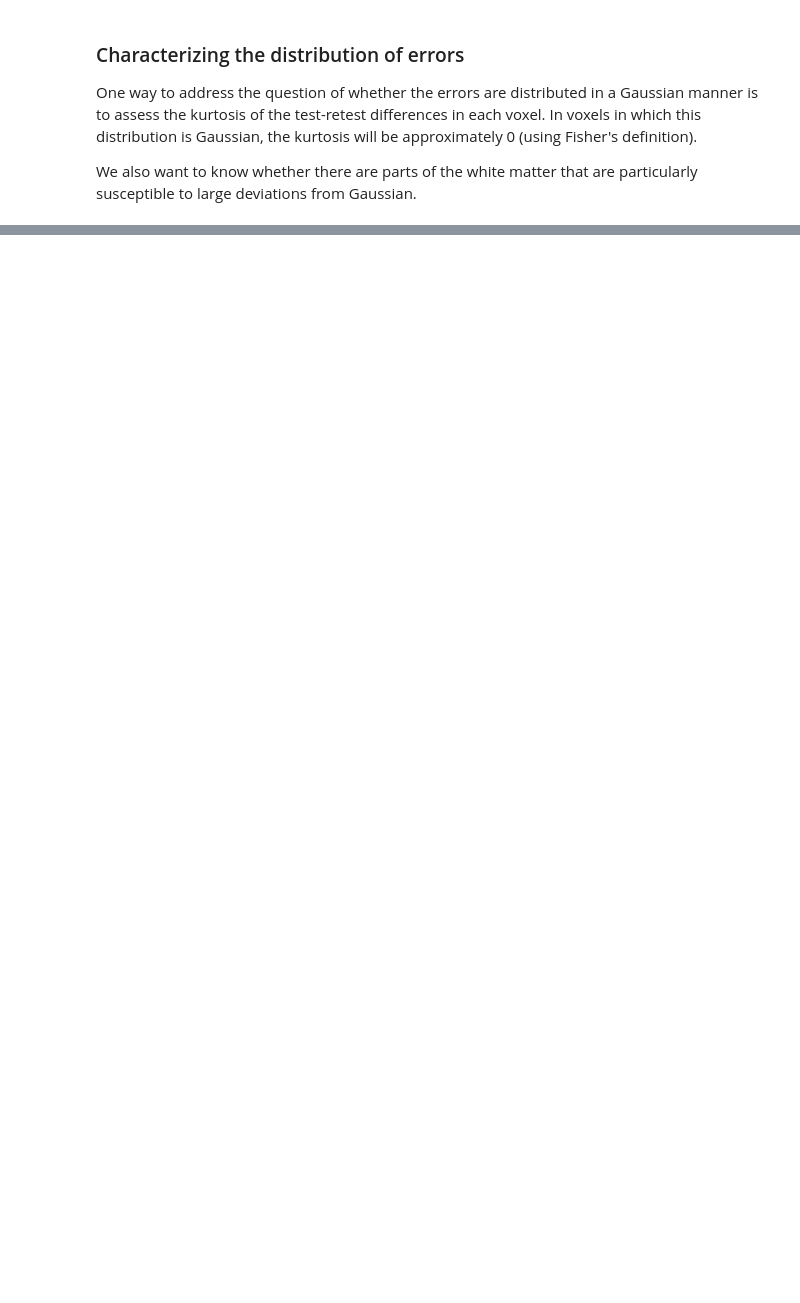
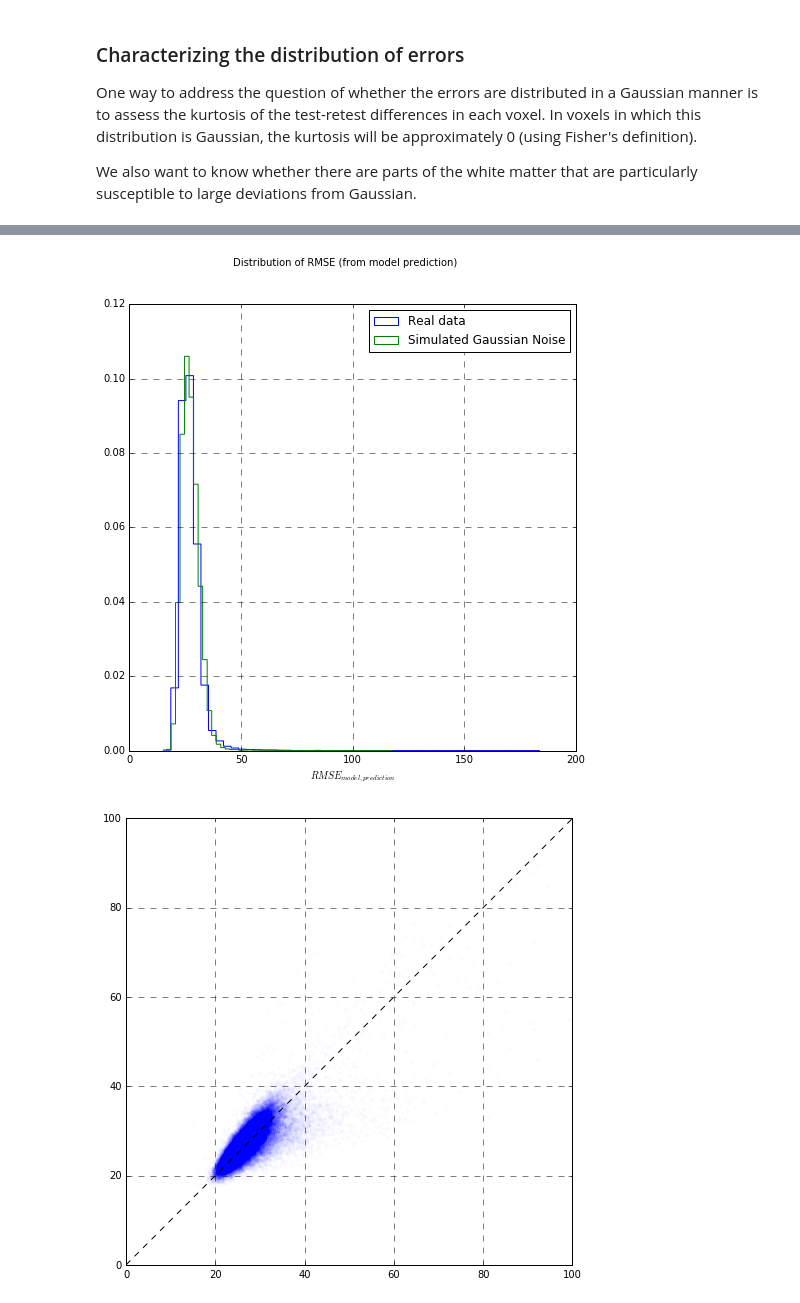
Before and after one commit to arokem/dmri-noise, a Jupyter notebook: dmri-noise.ipynb, the cells around one changed output, grey strips where cells are left out. Cells and saved outputs as stored; diff of their text form; code cells hidden in the pictures; blank space fills up the shorter version.

Commit message:
Add a simulation in which Gaussian noise is added to each measurement.

```diff
--- a/dmri-noise.ipynb
+++ b/dmri-noise.ipynb
@@ -223,0 +229,51 @@ prettify([fig_diff, fig_kurtosis], [ax_diff, ax_kurtosis])
+# %%
+for idx, b in enumerate([1000, 2000, 4000]):
+    # As before:
+    gtab1, gtab2, data1, data2 = load_data(b)
+    diff = data1[mask] - data2[mask]
+
+    # Simulate data with equivariant true Gaussian noise:
+    gauss = np.random.randn(*data1.shape)
+    std = np.std(np.array([data1, data2]), 0)
+    data_gaussian_noise = data1  + std * gauss
+
+    # Fit the tensor model to each data:
+    dtm1 = dti.TensorModel(gtab1)
+    dtm2 = dti.TensorModel(gtab2)
+    dtf1 = dtm1.fit(data1, mask)
+    dtf2 = dtm2.fit(data2, mask)
+    dtf_gaussian_noise = dtm1.fit(data_gaussian_noise, mask)
+
+    # Predict from each model fit:
+    p1_2 = dtf1.predict(gtab2, np.mean(data1[..., gtab1.b0s_mask], -1))
+    p2_1 = dtf2.predict(gtab1, np.mean(data2[..., gtab2.b0s_mask], -1))
+    p1_noise = dtf1.predict(gtab1, np.mean(data1[..., gtab1.b0s_mask], -1))
+    pnoise_1 = dtf_gaussian_noise.predict(gtab1, np.mean(data_gaussian_noise[..., gtab1.b0s_mask], -1))
+
+    # Calculate the RMSE in both directions:
+    rmse_data = (rmse(data2[mask], p1_2[mask]) +
+                 rmse(data1[mask], p2_1[mask])) / 2
+
+    rmse_gaussian_noise = (rmse(data_gaussian_noise[mask], p1_noise[mask]) +
+                           rmse(data1[mask], pnoise_1[mask])) / 2
+
+
+    fig_rmse, ax_rmse = plt.subplots(1)
+    ax_rmse.hist(rmse_data, histtype='step',
+                 bins=50, normed=True, label="Real data")
+    ax_rmse.hist(rmse_gaussian_noise, histtype='step',
+                 bins=50, normed=True, label="Simulated Gaussian Noise")
+
+    ax_rmse.set_xlabel('$RMSE_{model, prediction}$')
+    fig_rmse.suptitle("Distribution of RMSE (from model prediction)")
+
+    fig_rmse_scatter, ax_rmse_scatter = plt.subplots(1)
+    ax_rmse_scatter.plot(rmse_data, rmse_gaussian_noise, '.', alpha=0.01)
+    ax_rmse_scatter.plot([0, 100], [0, 100], 'k--')
+    ax_rmse_scatter.set_xlim([0, 100])
+    ax_rmse_scatter.set_ylim([0, 100])
+    prettify([fig_rmse, fig_diff, fig_rmse_scatter],
+             [ax_rmse, ax_diff, ax_rmse_scatter])
+# %% [output]
+[figure, added]
+[figure, added]
```
Also changed, not shown: parts of 16 cells of this notebook, 1 other file.
